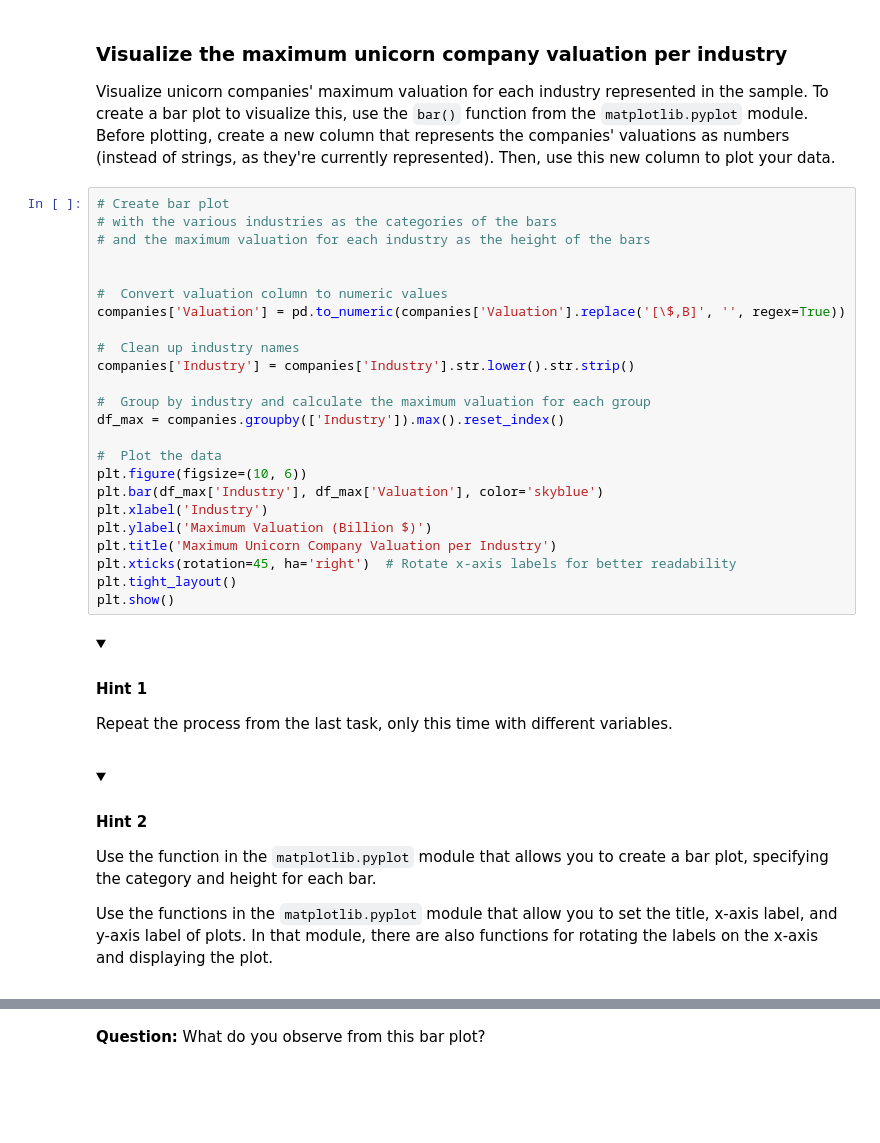
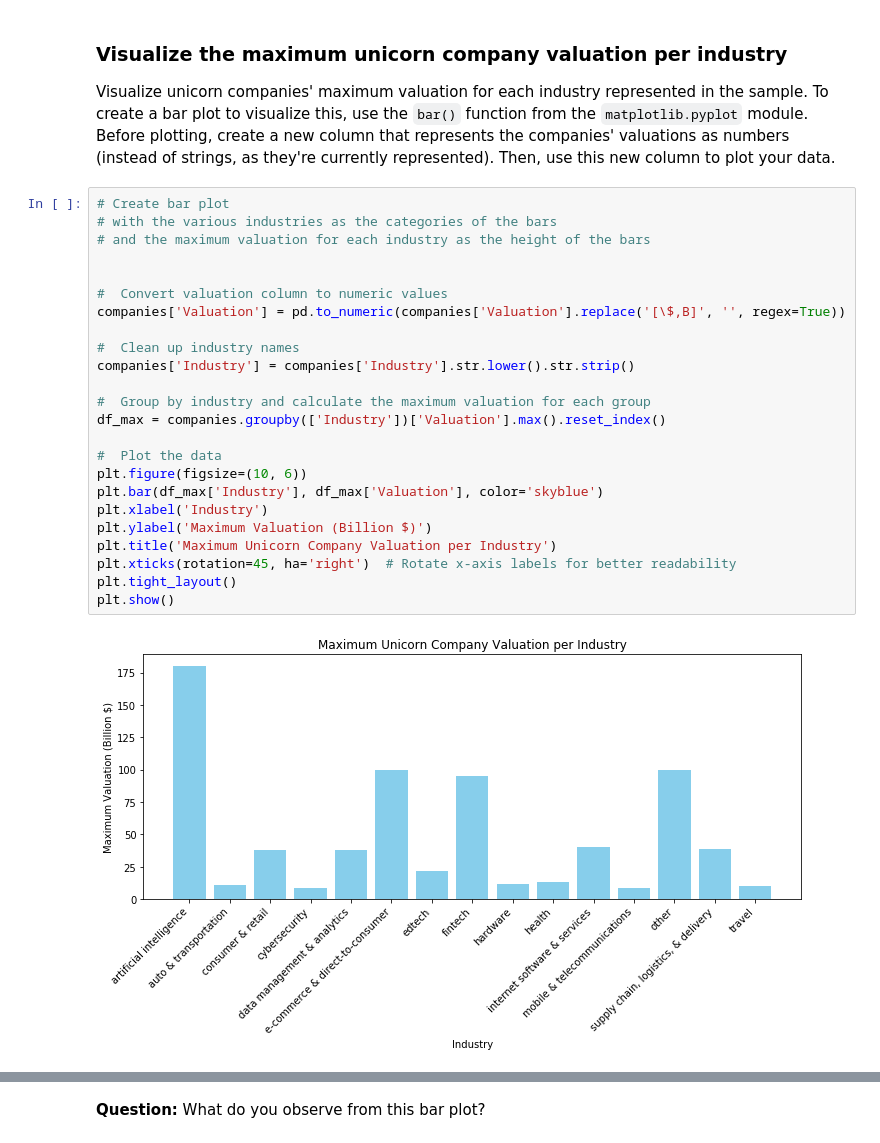
Before and after one commit to mukhran/EDA_practice_unicorns, a Jupyter notebook: Activity_Discover what is in your dataset.ipynb, the cells around one changed output, grey strips where cells are left out. Cells and saved outputs as stored; diff of their text form; folded sections open; blank space fills up the shorter version.

Commit message:
updated charts

```diff
--- a/Activity_Discover what is in your dataset.ipynb
+++ b/Activity_Discover what is in your dataset.ipynb
@@ -298,39 +298,26 @@ Visualize unicorn companies' maximum valuation for each industry represented in
 # %%
 # Create bar plot
 # with the various industries as the categories of the bars
 # and the maximum valuation for each industry as the height of the bars
 
 
 #  Convert valuation column to numeric values
 companies['Valuation'] = pd.to_numeric(companies['Valuation'].replace('[\$,B]', '', regex=True))
 
 #  Clean up industry names
 companies['Industry'] = companies['Industry'].str.lower().str.strip()
 
 #  Group by industry and calculate the maximum valuation for each group
-df_max = companies.groupby(['Industry']).max().reset_index()
+df_max = companies.groupby(['Industry'])['Valuation'].max().reset_index()
 
 #  Plot the data
 plt.figure(figsize=(10, 6))
 plt.bar(df_max['Industry'], df_max['Valuation'], color='skyblue')
 plt.xlabel('Industry')
 plt.ylabel('Maximum Valuation (Billion $)')
 plt.title('Maximum Unicorn Company Valuation per Industry')
 plt.xticks(rotation=45, ha='right')  # Rotate x-axis labels for better readability
 plt.tight_layout()
 plt.show()
+# %% [output]
+[figure, added]
-# %% [markdown]
-<details>
-  <summary><h4><strong>Hint 1</strong></h4></summary>
-
-Repeat the process from the last task, only this time with different variables.
-</details>
-# %% [markdown]
-<details>
-  <summary><h4><strong>Hint 2</strong></h4></summary>
-
-Use the function in the `matplotlib.pyplot` module that allows you to create a bar plot, specifying the category and height for each bar.
-
-Use the functions in the `matplotlib.pyplot` module that allow you to set the title, x-axis label, and y-axis label of plots. In that module, there are also functions for rotating the labels on the x-axis and displaying the plot.
-
-</details>
```
Also changed, not shown: parts of 2 cells of this notebook.
